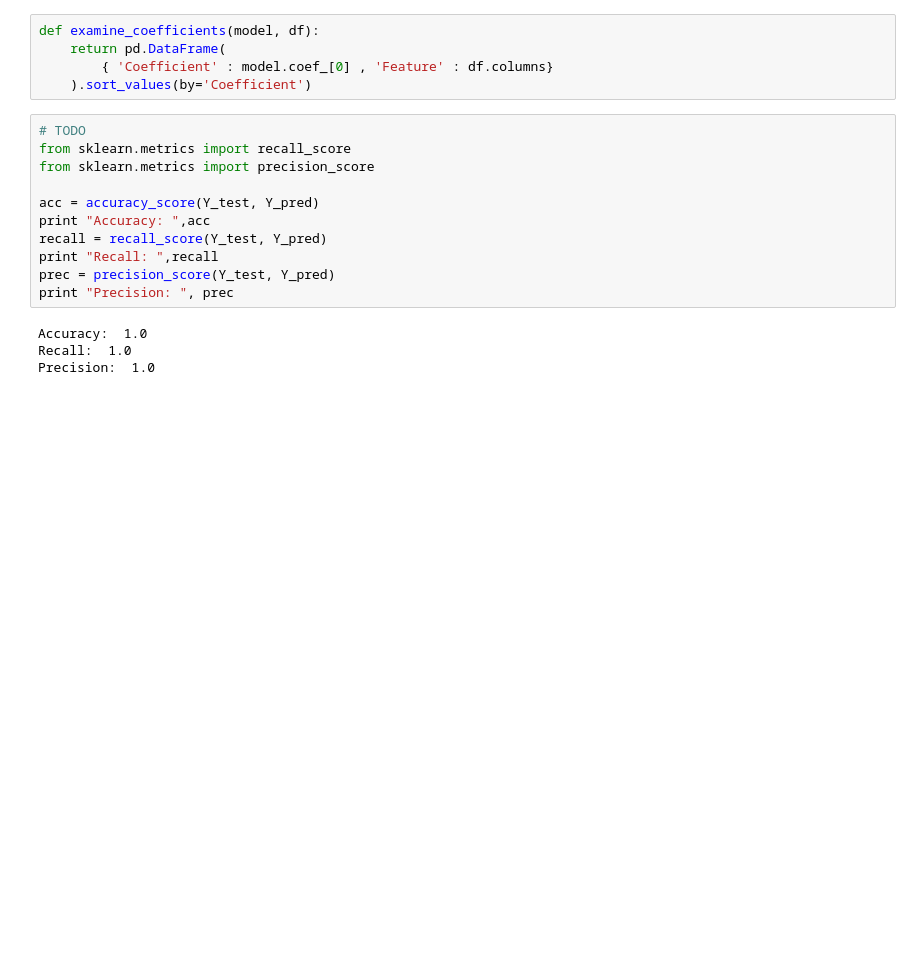
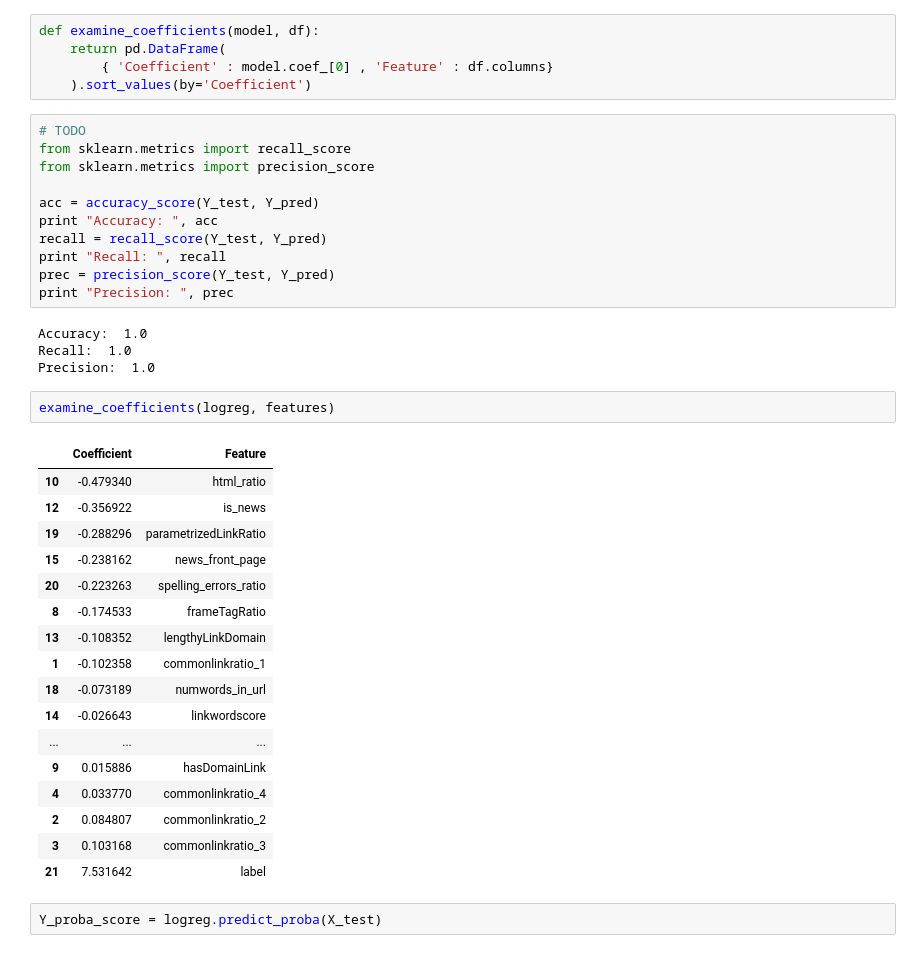
Before and after one commit to mrussell0/dsi-sea-week04-2.4, a Jupyter notebook: code/starter-code/starter-code.ipynb, the cells around one changed output. Saved outputs shown, nothing was run; the diff lists cells and outputs as text; blank space fills up the shorter version.

```diff
--- a/code/starter-code/starter-code.ipynb
+++ b/code/starter-code/starter-code.ipynb
@@ -173,12 +194,34 @@ from sklearn.metrics import recall_score
 from sklearn.metrics import precision_score
 
 acc = accuracy_score(Y_test, Y_pred)
-print "Accuracy: ",acc
+print "Accuracy: ", acc
 recall = recall_score(Y_test, Y_pred)
-print "Recall: ",recall
+print "Recall: ", recall
 prec = precision_score(Y_test, Y_pred)
 print "Precision: ", prec
 # %% [output]
 Accuracy:  1.0
 Recall:  1.0
 Precision:  1.0
+# %%
+examine_coefficients(logreg, features)
+# %% [output]
+|  | Coefficient | Feature |
+| 10 | -0.479340 | html_ratio |
+| 12 | -0.356922 | is_news |
+| 19 | -0.288296 | parametrizedLinkRatio |
+| 15 | -0.238162 | news_front_page |
+| 20 | -0.223263 | spelling_errors_ratio |
+| 8 | -0.174533 | frameTagRatio |
+| 13 | -0.108352 | lengthyLinkDomain |
+| 1 | -0.102358 | commonlinkratio_1 |
+| 18 | -0.073189 | numwords_in_url |
+| 14 | -0.026643 | linkwordscore |
+| ... | ... | ... |
+| 9 | 0.015886 | hasDomainLink |
+| 4 | 0.033770 | commonlinkratio_4 |
+| 2 | 0.084807 | commonlinkratio_2 |
+| 3 | 0.103168 | commonlinkratio_3 |
+| 21 | 7.531642 | label |
+# %%
+Y_proba_score = logreg.predict_proba(X_test)
```
Also changed, not shown: parts of 2 cells of this notebook.
